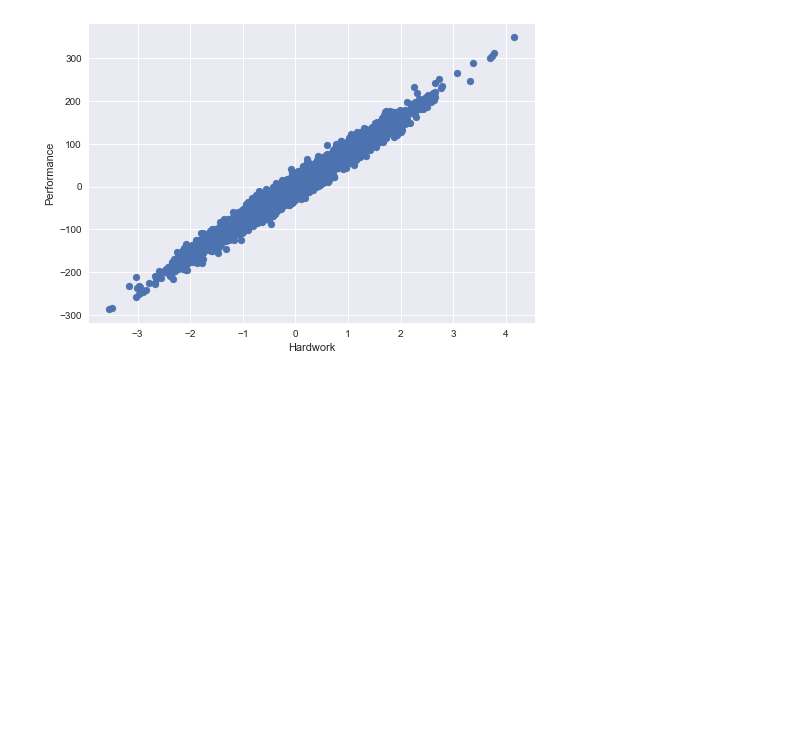
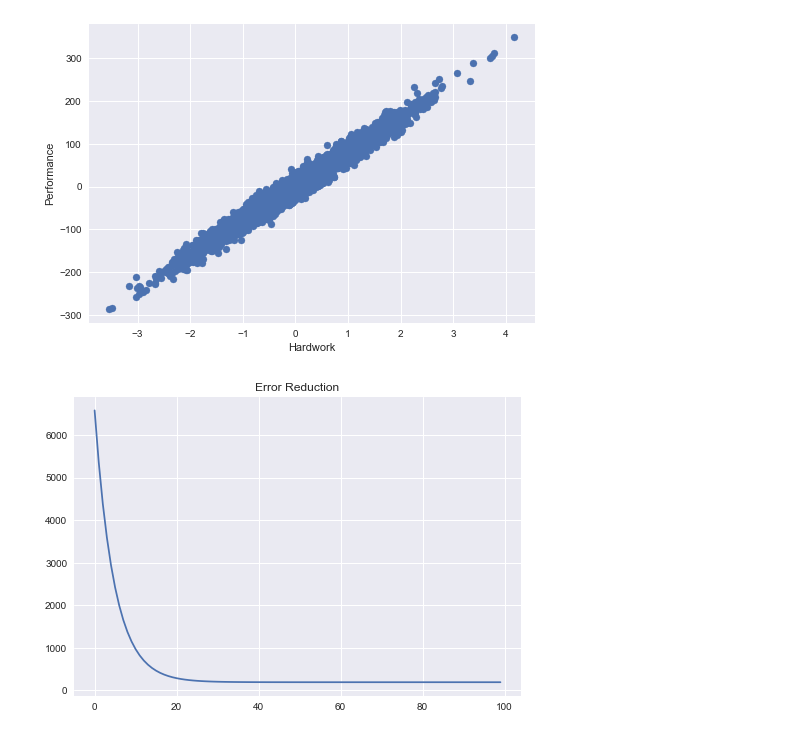
Before and after one commit to JayantGoel001/LinearRegression, a Jupyter notebook: Linear Regression_.ipynb, the cells around one changed output. Saved outputs shown, nothing was run; the diff lists cells and outputs as text; code cells hidden in the pictures; blank space fills up the shorter version.

```diff
--- a/Linear Regression_.ipynb
+++ b/Linear Regression_.ipynb
@@ -54,5 +54,7 @@ def error(X,y,theta):
 theta,error_list = gradient_descent(X,y)
 # %%
 plt.plot(error_list)
-
+plt.title("Error Reduction")
 plt.show()
+# %% [output]
+[figure, added]
```
Also changed, not shown: parts of 6 cells of this notebook, 1 other file.
